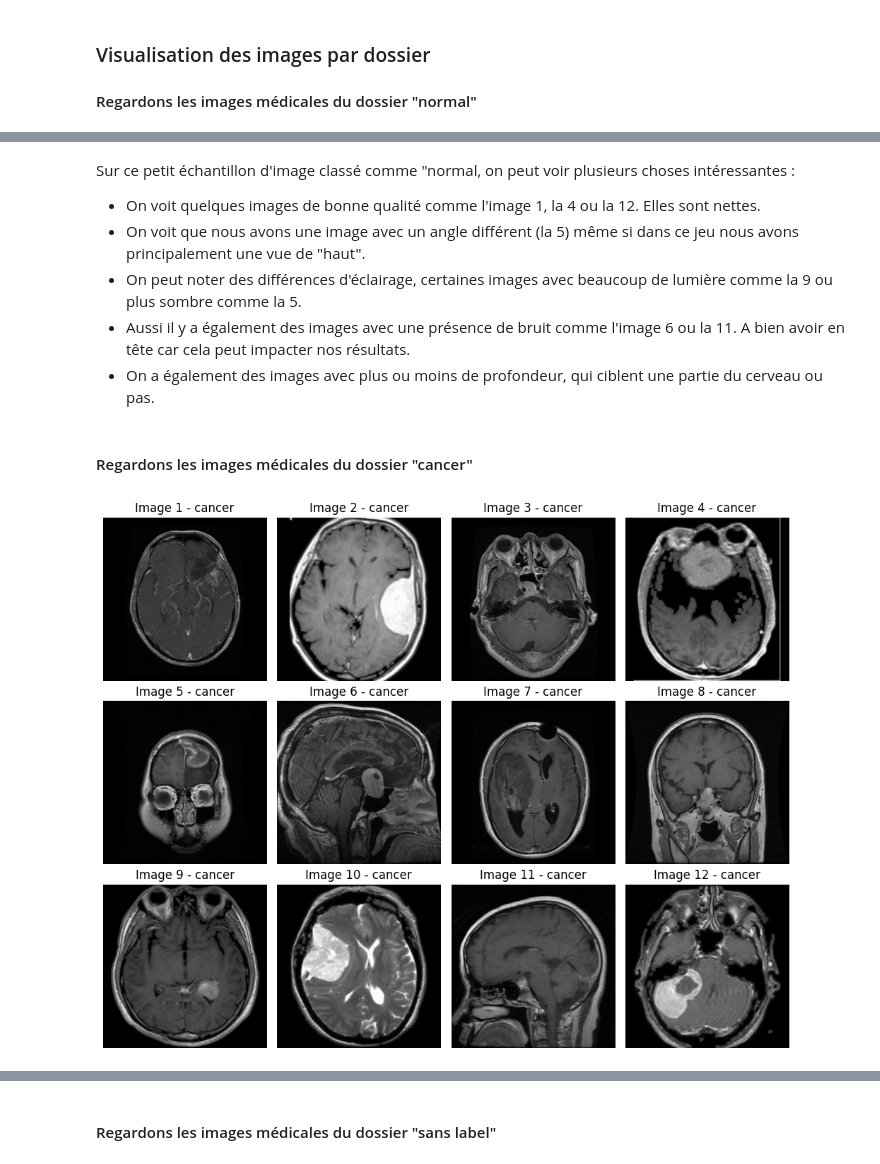
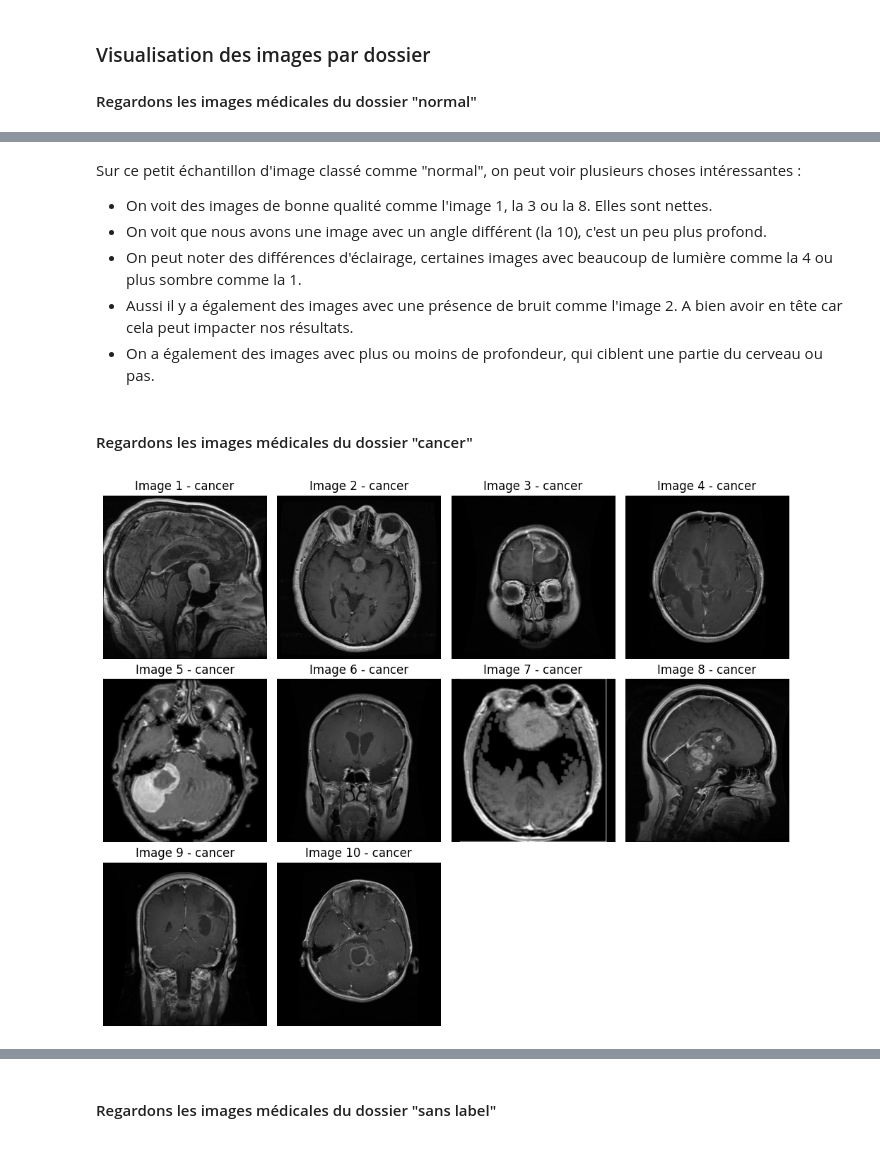
Before and after one commit to SCFlorian/Apprentissage_semi_supervise, a Jupyter notebook: notebooks/notebook_1_analyse_exploratoire.ipynb, the cells around one changed output, grey strips where cells are left out. Drawn from its saved outputs; the diff is of its cells as text; code cells hidden in the pictures.

```diff
--- a/notebooks/notebook_1_analyse_exploratoire.ipynb
+++ b/notebooks/notebook_1_analyse_exploratoire.ipynb
@@ -205,44 +195,33 @@ plt.show()
 # %% [markdown]
-Sur ce petit échantillon d'image classé comme "normal, on peut voir plusieurs choses intéressantes :
-* On voit quelques images de bonne qualité comme l'image 1, la 4 ou la 12. Elles sont nettes.
-* On voit que nous avons une image avec un angle différent (la 5) même si dans ce jeu nous avons principalement une vue de "haut".
-* On peut noter des différences d'éclairage, certaines images avec beaucoup de lumière comme la 9 ou plus sombre comme la 5.
-* Aussi il y a également des images avec une présence de bruit comme l'image 6 ou la 11. A bien avoir en tête car cela peut impacter nos résultats.
+Sur ce petit échantillon d'image classé comme "normal", on peut voir plusieurs choses intéressantes :
+* On voit des images de bonne qualité comme l'image 1, la 3 ou la 8. Elles sont nettes.
+* On voit que nous avons une image avec un angle différent (la 10), c'est un peu plus profond.
+* On peut noter des différences d'éclairage, certaines images avec beaucoup de lumière comme la 4 ou plus sombre comme la 1.
+* Aussi il y a également des images avec une présence de bruit comme l'image 2. A bien avoir en tête car cela peut impacter nos résultats.
 * On a également des images avec plus ou moins de profondeur, qui ciblent une partie du cerveau ou pas.
 # %% [markdown]
 #### Regardons les images médicales du dossier "cancer"
 # %%
 # Liste des chemins d'images
-paths = [
-    "../mri_dataset_brain_cancer_oc/avec_labels/cancer/0c6f3641-60d9-4a76-abe5-de89d55d5f2c.jpg",
-    "../mri_dataset_brain_cancer_oc/avec_labels/cancer/c6c3d533-e366-42ff-9e69-fa2823910709.jpg",
-    "../mri_dataset_brain_cancer_oc/avec_labels/cancer/1c043dbb-4623-4769-8e5e-0223bd745040.jpg",
-    "../mri_dataset_brain_cancer_oc/avec_labels/cancer/11a7a426-4806-401e-98b2-b96e7094d1a6.jpg",
-    "../mri_dataset_brain_cancer_oc/avec_labels/cancer/2d662cc1-509b-4657-a208-6d181aedd5e3.jpg",
-    "../mri_dataset_brain_cancer_oc/avec_labels/cancer/2fa551e9-5b85-44f6-ab71-6035b4e3f8aa.jpg",
-    "../mri_dataset_brain_cancer_oc/avec_labels/cancer/3c3d07cb-ec2a-43b0-b8a3-3a51573ad930.jpg",
-    "../mri_dataset_brain_cancer_oc/avec_labels/cancer/4d14c944-eed4-4c4f-8fd9-cbbb53e8f35d.jpg",
-    "../mri_dataset_brain_cancer_oc/avec_labels/cancer/5af7f2cb-a82b-4635-865e-5b57dbc7a087.jpg",
-    "../mri_dataset_brain_cancer_oc/avec_labels/cancer/7e3f6acd-c9cc-440e-ba01-fedab0462fed.jpg",
-    "../mri_dataset_brain_cancer_oc/avec_labels/cancer/9c3a8bbd-8bdb-4fdc-8573-7897d77224c9.jpg",
-    "../mri_dataset_brain_cancer_oc/avec_labels/cancer/a8319ab8-471b-4d18-bb47-a377c4f9bd38.jpg"
-]
+paths_cancer = "../mri_dataset_brain_cancer_oc/avec_labels/cancer"
 
-# Chargement des images
-images = [Image.open(p) for p in paths]
+# On sélectionne aléatoirement 10 images
+n = 10
+files = random.sample(os.listdir(paths_cancer), n)
 
 # Affichage
 fig = plt.figure(figsize=(10, 8))
 
-for i, img in enumerate(images):
+for i, img in enumerate(files):
+    img = Image.open(os.path.join(paths_cancer, img))
     plt.subplot(3, 4, i+1)
     plt.imshow(img)
     plt.axis('off')
     plt.title(f"Image {i+1} - cancer")
 
 plt.tight_layout()
 plt.show()
 # %% [output]
-[figure, old version]
+[figure, new version]
 # %% [markdown]
 Sur ce petit échantillon d'image classé comme "cancer", on peut voir plusieurs choses intéressantes :
```
Also changed, not shown: parts of 7 cells of this notebook.
